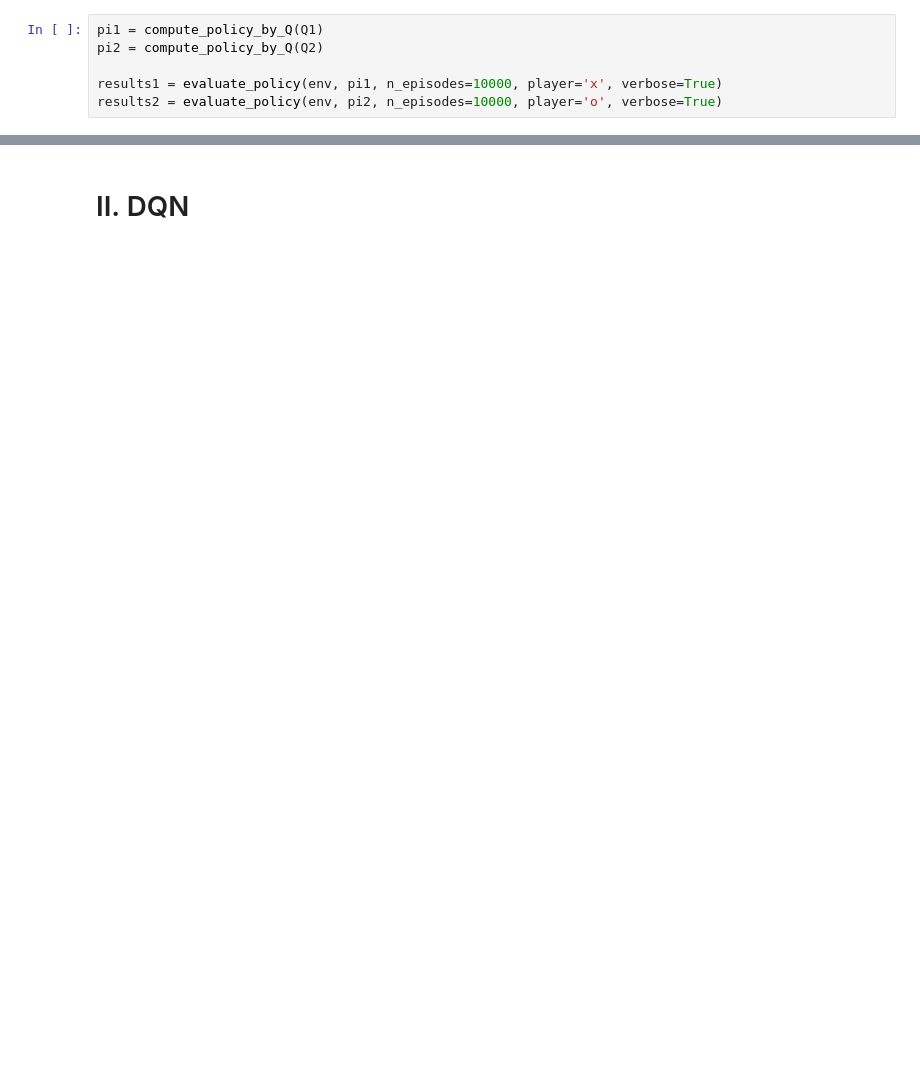
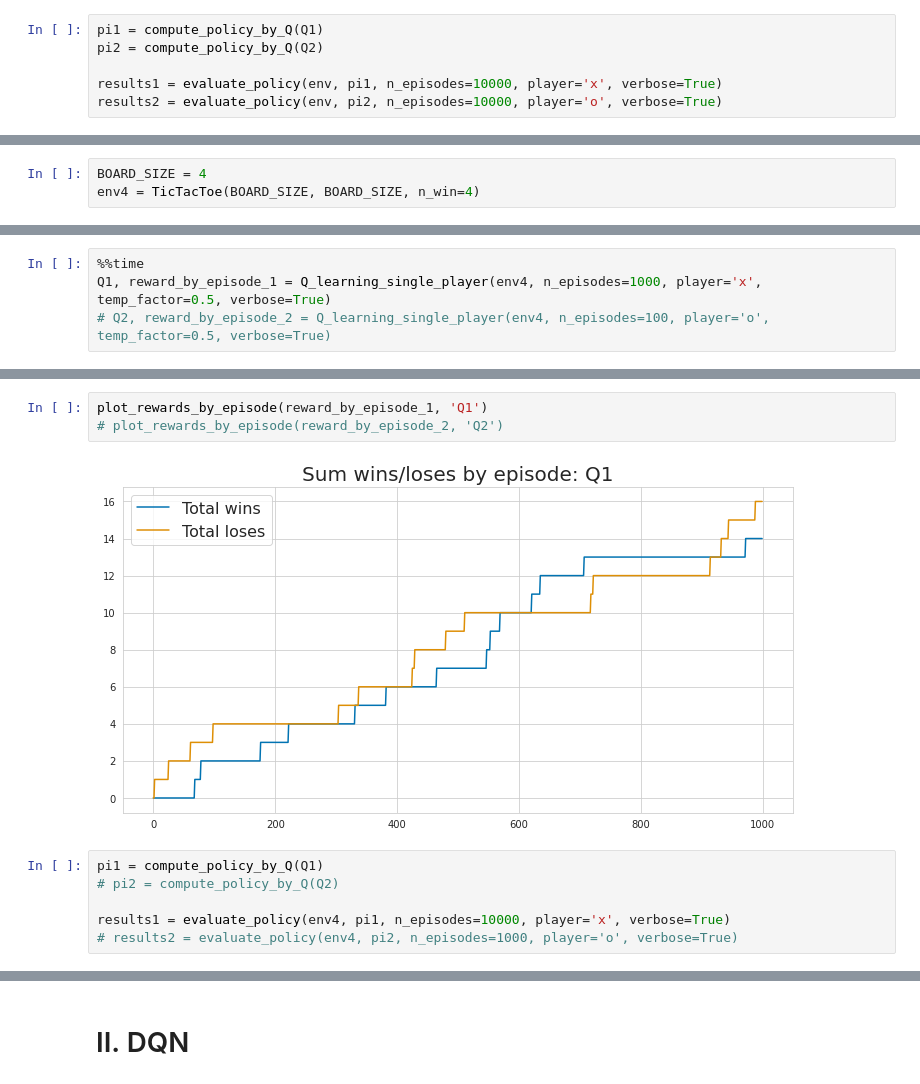
Before and after one commit to oortur/MADE, a Jupyter notebook: rl_dl_advanced/HW2_RL_for_tictactoe.ipynb, the cells around one changed output, grey strips where cells are left out. Saved outputs shown, nothing was run; the diff lists cells and outputs as text; blank space fills up the shorter version.

```diff
--- a/rl_dl_advanced/HW2_RL_for_tictactoe.ipynb
+++ b/rl_dl_advanced/HW2_RL_for_tictactoe.ipynb
@@ -576,0 +529,3 @@ print_game_results(results2)
+# %%
+BOARD_SIZE = 4
+env4 = TicTacToe(BOARD_SIZE, BOARD_SIZE, n_win=4)
@@ -576,0 +544,4 @@ print_game_results(results2)
+# %%
+%%time
+Q1, reward_by_episode_1 = Q_learning_single_player(env4, n_episodes=1000, player='x', temp_factor=0.5, verbose=True)
+# Q2, reward_by_episode_2 = Q_learning_single_player(env4, n_episodes=100, player='o', temp_factor=0.5, verbose=True)
@@ -576,0 +551,11 @@ print_game_results(results2)
+# %%
+plot_rewards_by_episode(reward_by_episode_1, 'Q1')
+# plot_rewards_by_episode(reward_by_episode_2, 'Q2')
+# %% [output]
+[figure, added]
+# %%
+pi1 = compute_policy_by_Q(Q1)
+# pi2 = compute_policy_by_Q(Q2)
+
+results1 = evaluate_policy(env4, pi1, n_episodes=10000, player='x', verbose=True)
+# results2 = evaluate_policy(env4, pi2, n_episodes=1000, player='o', verbose=True)
```
Also changed, not shown: parts of 37 cells of this notebook.
